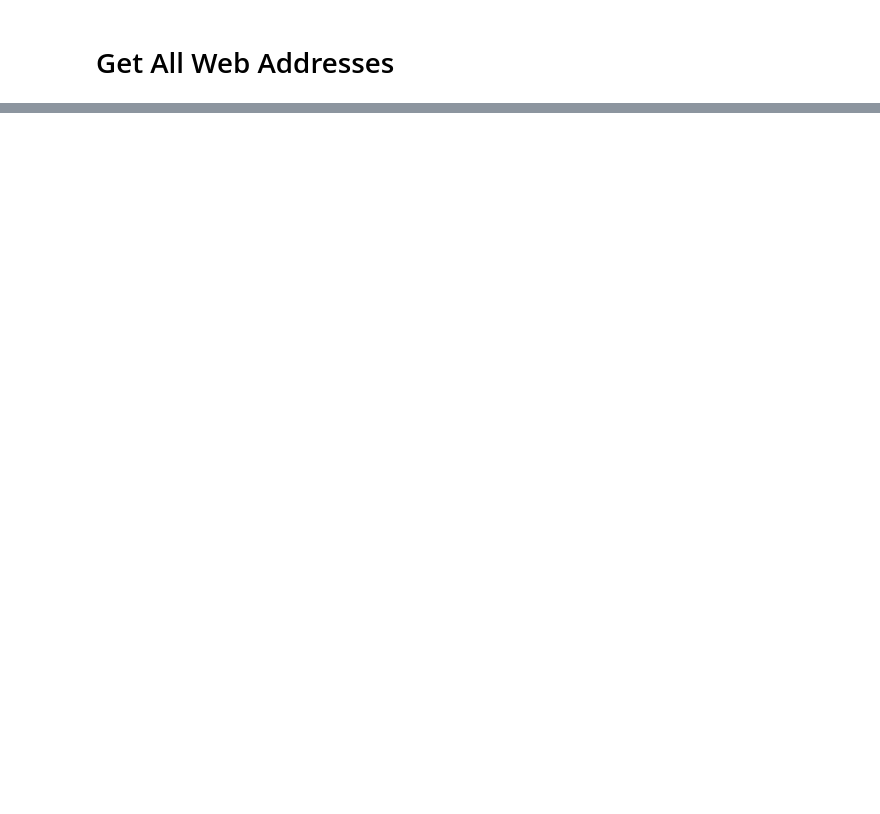
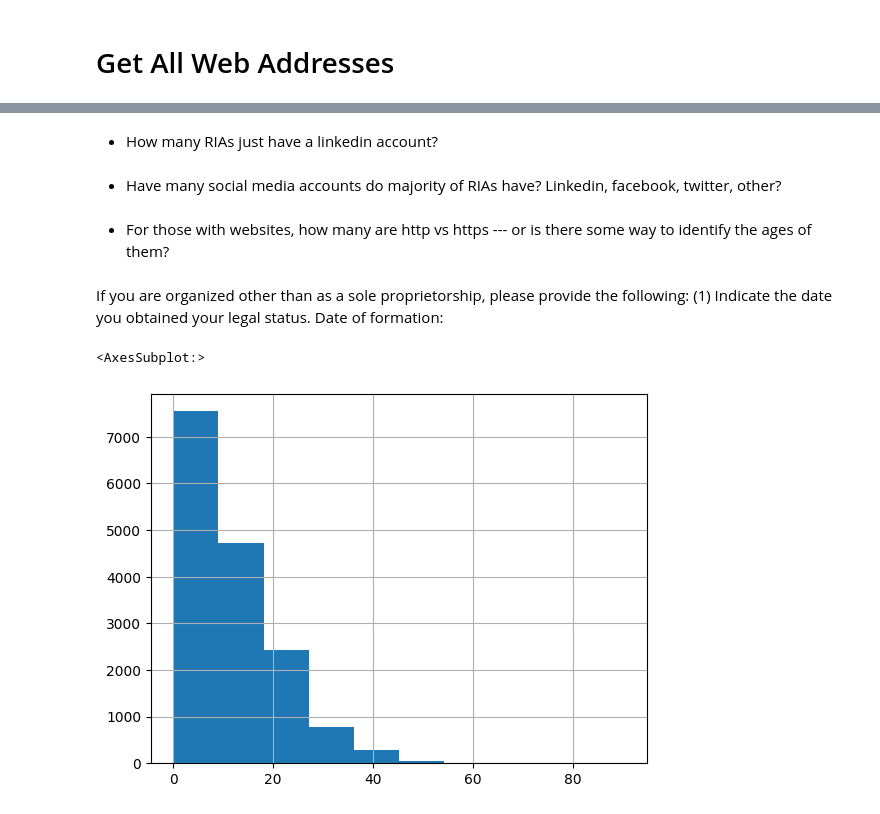
Before and after one commit to austinpracticaldatascience/RIA_websites, a Jupyter notebook: EDA.ipynb, the cells around one changed output, grey strips where cells are left out. Cells and saved outputs as stored; diff of their text form; code cells hidden in the pictures; blank space fills up the shorter version.

```diff
--- a/EDA.ipynb
+++ b/EDA.ipynb
@@ -127,0 +430,11 @@ df_sec_reg_urls = get_all_urls(df_sec_reg, valid_only=False)
+# %%
+df_era_ids = df_all.loc[(df_all['ERA.Rgltrs'].notnull() |
+                         df_all['ERA.Rgltrs.Rgltr'].notnull() |
+                         df_all['ERA.Rgltrs.Rgltr.@Cd'].notnull() |
+                         df_all['ERA.Rgltrs.Rgltr.@Dt'].notnull() |
+                         df_all['ERA.Rgltrs.Rgltr.@St'].notnull() |
+                         ( df_all['Rgstn.@FirmType'] == 'ERA' ) ),
+                        'Info.@FirmCrdNb']
+
+df_all.loc[df_era_ids.index, 'ERA'] = True
+df_all['ERA'] = df_all['ERA'].fillna(False)
@@ -127,0 +445,5 @@ df_sec_reg_urls = get_all_urls(df_sec_reg, valid_only=False)
+# %%
+# recode zero employees
+df_all['TotalEmp'] = np.where(df_all['FormInfo.Part1A.Item5A.@TtlEmp'] > 0, df_all['FormInfo.Part1A.Item5A.@TtlEmp'], 1)
+# %%
+df_ria = df_all[df_all['ERA'] == False].copy()
@@ -127,0 +473,17 @@ df_sec_reg_urls = get_all_urls(df_sec_reg, valid_only=False)
+# %% [markdown]
+- How many RIAs just have a linkedin account?
+# %% [markdown]
+- Have many social media accounts do majority of RIAs have? Linkedin, facebook, twitter, other?
+# %% [markdown]
+- For those with websites, how many are http vs https --- or is there some way to identify the ages of them?
+# %% [markdown]
+If you are organized other than as a sole proprietorship, please provide the following:
+(1)	Indicate the date you obtained your legal status. Date of formation:
+# %%
+df_ria['FormInfo.Part1B.ItemK.@Q1B2K1'] = pd.to_datetime(df_ria['FormInfo.Part1B.ItemK.@Q1B2K1'])
+df_ria['Years_since_formation'] = df_ria['FormInfo.Part1B.ItemK.@Q1B2K1'].apply(lambda x: (datetime.datetime.now() - x).days/365)
+# %%
+df_ria['Years_since_formation'].hist()
+# %% [output]
+<AxesSubplot:>
+[figure, added]
```
Also changed, not shown: parts of 88 cells of this notebook.
